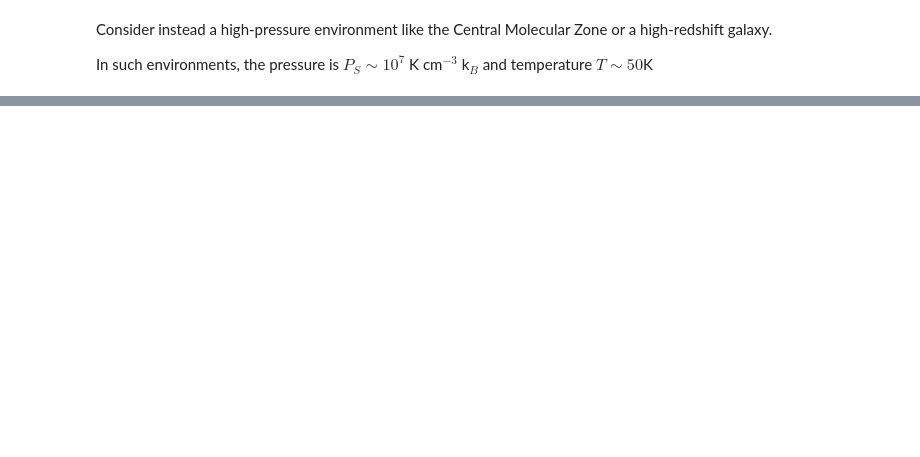
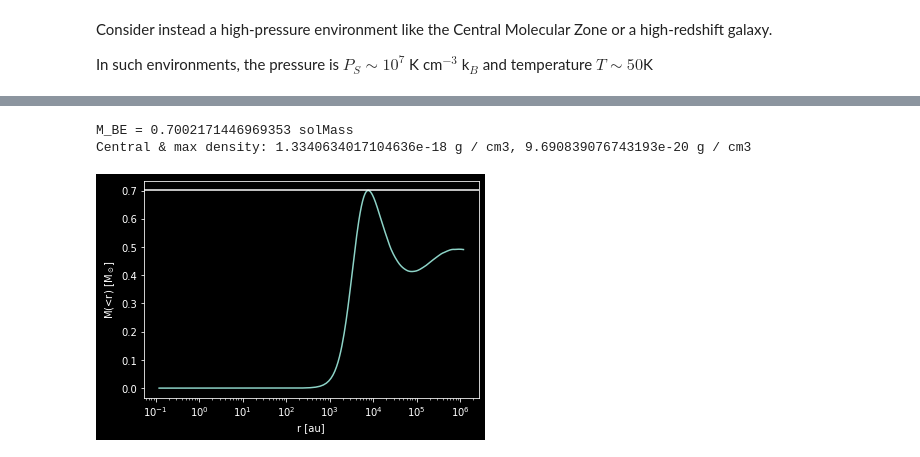
Before and after one commit to keflavich/StarFormationClass, a Jupyter notebook: problems/LaneEmden.ipynb, the cells around one changed output, grey strips where cells are left out. Saved outputs shown, nothing was run; the diff lists cells and outputs as text; code cells hidden in the pictures; blank space fills up the shorter version.

```diff
--- a/problems/LaneEmden.ipynb
+++ b/problems/LaneEmden.ipynb
@@ -367,0 +440,23 @@ $3.0260673 \; \mathrm{M_{\odot}}$
+# %%
+T = 10*u.K
+mu = 2.3*u.Da
+P_over_K = 3e5*u.K * u.cm**-3
+
+c_s = np.sqrt(constants.k_B * T / mu).to(u.km/u.s)
+M_BE = (maxmass * c_s**4 /
+        (constants.G**(3./2.)) / (P_over_K * constants.k_B)**0.5).to(u.M_sun)
+print(f"M_BE = {M_BE}")
+rho_S = (maxmass*c_s**6 / M_BE**2 / constants.G**3).to(u.g/u.cm**3)
+rho_c = rho_S * maxcontrast
+print(f"Central & max density: {rho_c}, {rho_S}")
+r0 = (c_s / (4 * np.pi * constants.G * rho_c)**0.5).to(u.au)
+
+pl.semilogx(sol.t * r0,
+            mass(sol.t, sol.y[0], sol.y[1])/maxmass * M_BE)
+pl.axhline(M_BE.value)
+_=pl.xlabel("r [au]")
+_=pl.ylabel("M(<r) [M$_\odot$]")
+# %% [output]
+M_BE = 0.7002171446969353 solMass
+Central & max density: 1.3340634017104636e-18 g / cm3, 9.690839076743193e-20 g / cm3
+[figure, added]
```
Also changed, not shown: parts of 56 cells of this notebook, 2 other files.
